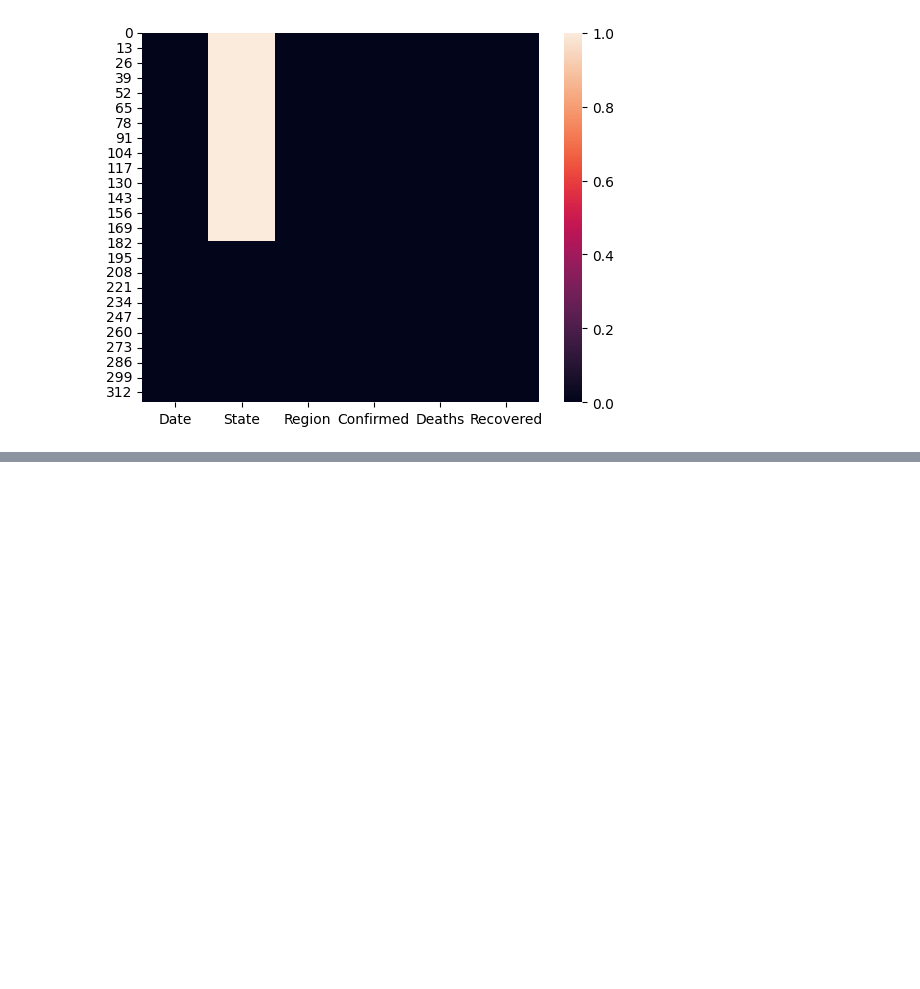
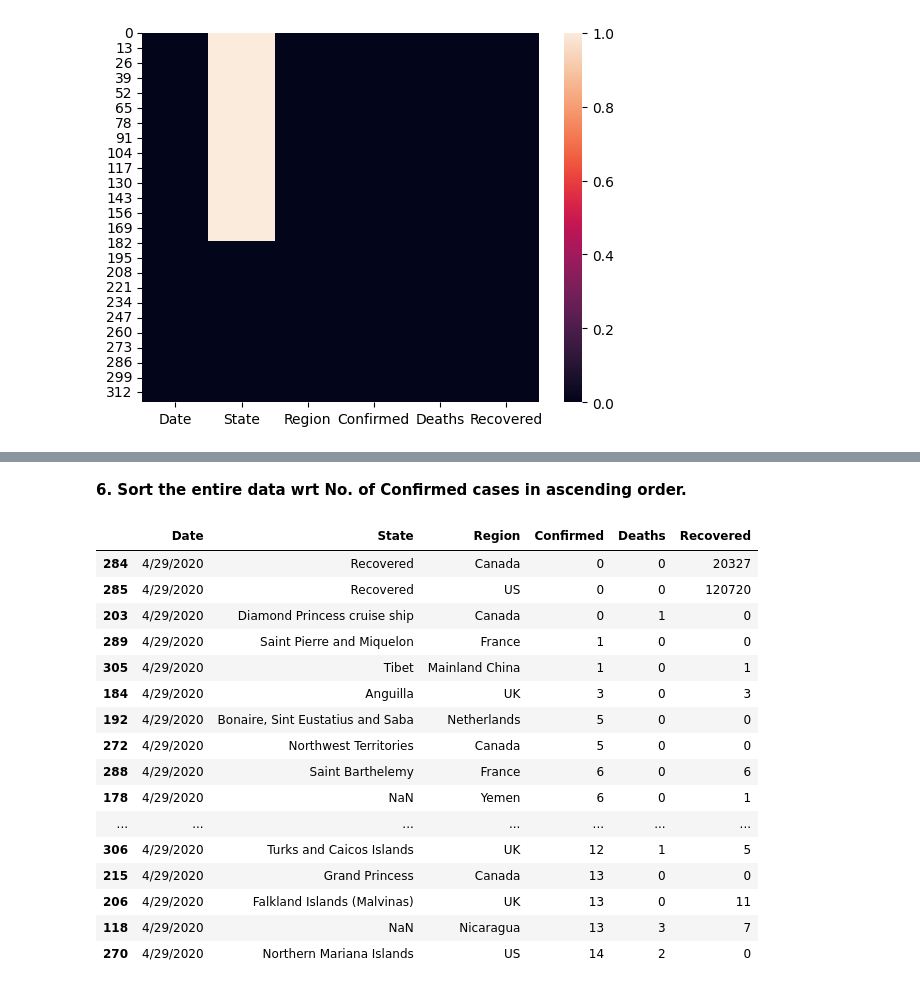
Before and after one commit to HadeerAltabaa/COVID-Data-Analysis, a Jupyter notebook: data-analysis.ipynb, the cells around one changed output, grey strips where cells are left out. Drawn from its saved outputs; the diff is of its cells as text; code cells hidden in the pictures; blank space fills up the shorter version.

```diff
--- a/data-analysis.ipynb
+++ b/data-analysis.ipynb
@@ -62,0 +248,22 @@ plt.show()
+# %% [markdown]
+**6. Sort the entire data wrt No. of Confirmed cases in ascending order.**
+# %%
+data.sort_values(by = ["Confirmed"], ascending = True).head(30)
+# %% [output]
+|  | Date | State | Region | Confirmed | Deaths | Recovered |
+| 284 | 4/29/2020 | Recovered | Canada | 0 | 0 | 20327 |
+| 285 | 4/29/2020 | Recovered | US | 0 | 0 | 120720 |
+| 203 | 4/29/2020 | Diamond Princess cruise ship | Canada | 0 | 1 | 0 |
+| 289 | 4/29/2020 | Saint Pierre and Miquelon | France | 1 | 0 | 0 |
+| 305 | 4/29/2020 | Tibet | Mainland China | 1 | 0 | 1 |
+| 184 | 4/29/2020 | Anguilla | UK | 3 | 0 | 3 |
+| 192 | 4/29/2020 | Bonaire, Sint Eustatius and Saba | Netherlands | 5 | 0 | 0 |
+| 272 | 4/29/2020 | Northwest Territories | Canada | 5 | 0 | 0 |
+| 288 | 4/29/2020 | Saint Barthelemy | France | 6 | 0 | 6 |
+| 178 | 4/29/2020 | NaN | Yemen | 6 | 0 | 1 |
+| ... | ... | ... | ... | ... | ... | ... |
+| 306 | 4/29/2020 | Turks and Caicos Islands | UK | 12 | 1 | 5 |
+| 215 | 4/29/2020 | Grand Princess | Canada | 13 | 0 | 0 |
+| 206 | 4/29/2020 | Falkland Islands (Malvinas) | UK | 13 | 0 | 11 |
+| 118 | 4/29/2020 | NaN | Nicaragua | 13 | 3 | 7 |
+| 270 | 4/29/2020 | Northern Mariana Islands | US | 14 | 2 | 0 |
```
Also changed, not shown: parts of 22 cells of this notebook.
